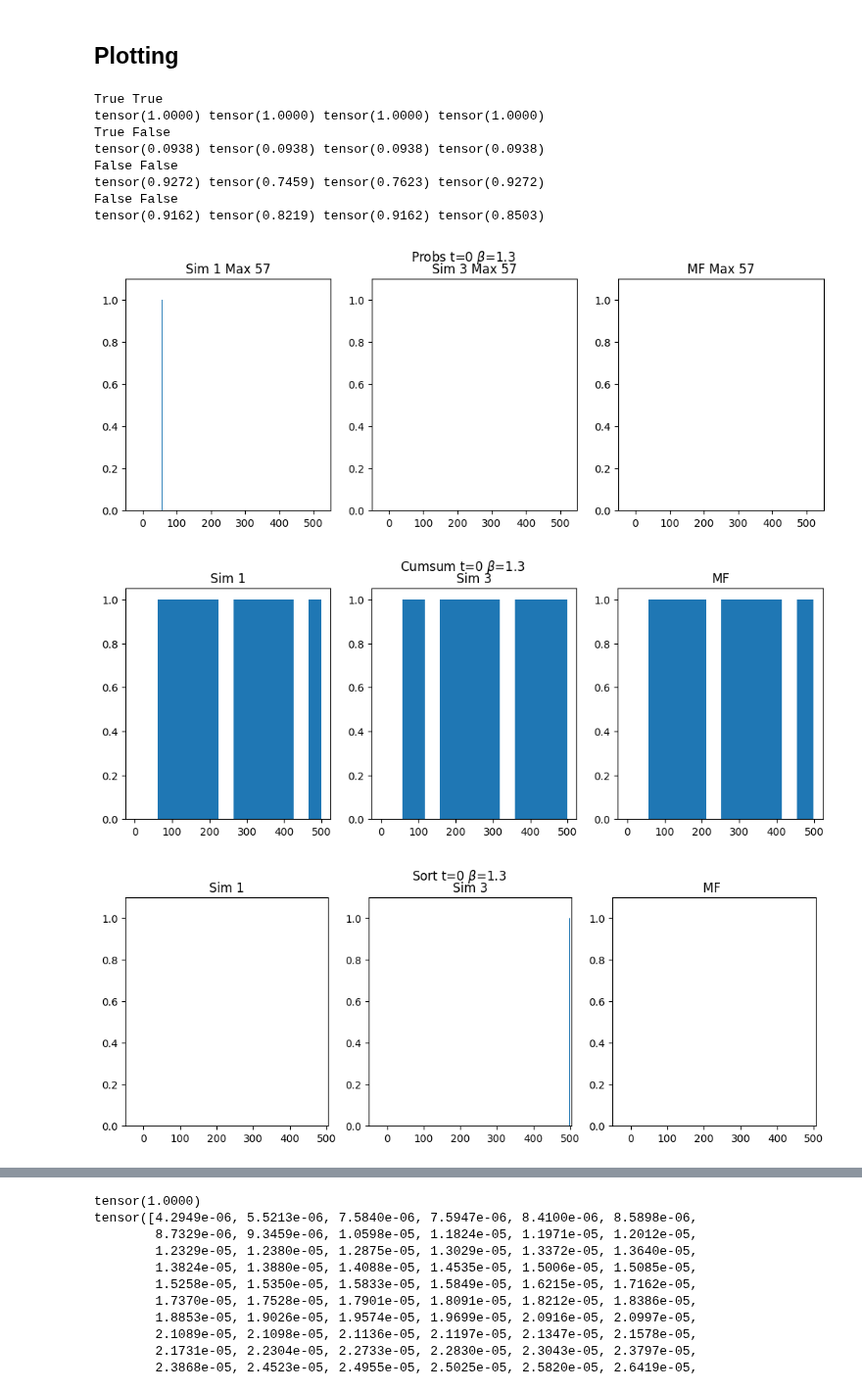
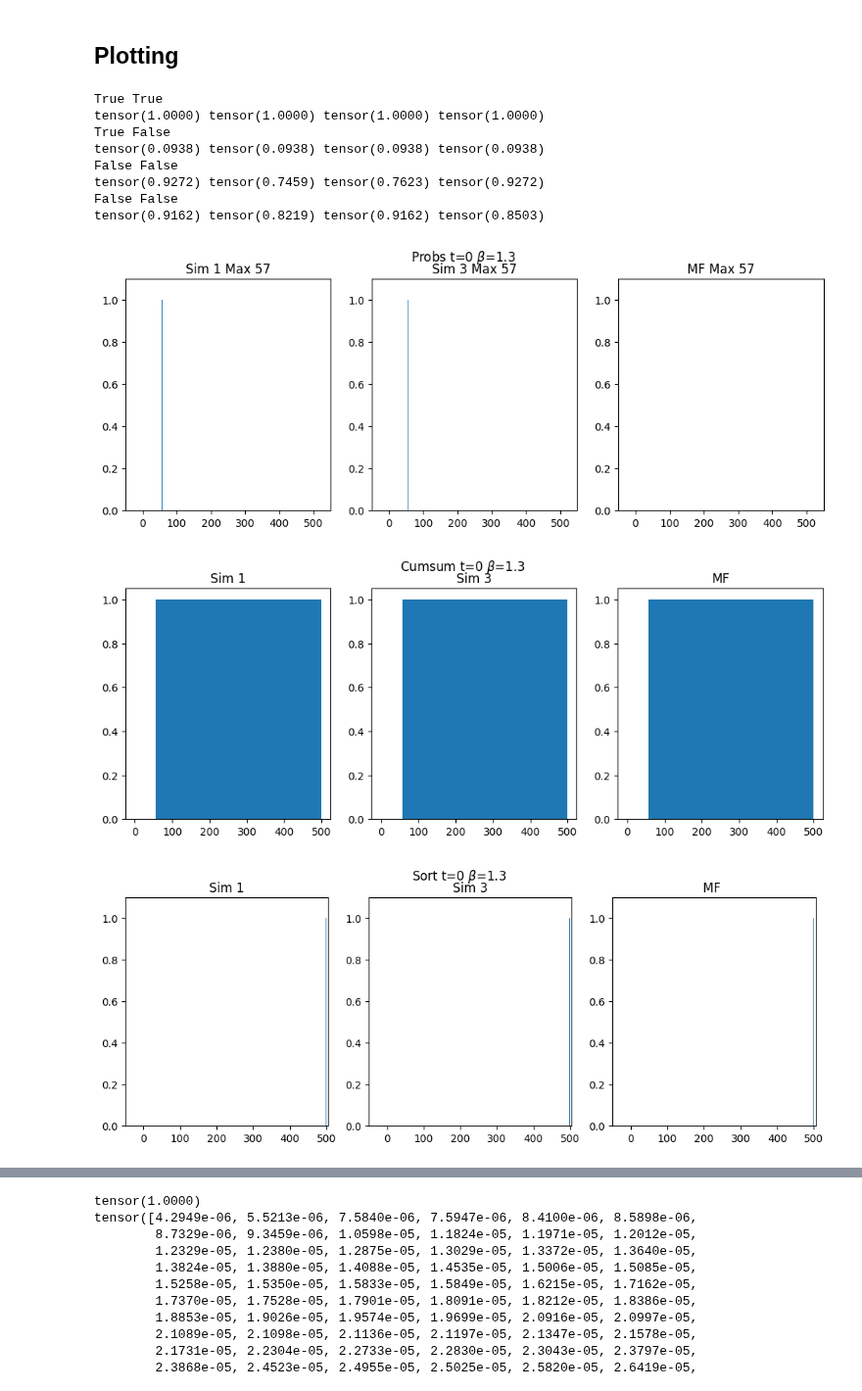
Before and after one commit to muxitox/nanoGPT, a Jupyter notebook: simple_model/simple_output_model_q.ipynb, the cells around one changed output, grey strips where cells are left out. Shown at 98% size. Drawn from its saved outputs; the diff is of its cells as text; code cells hidden in the pictures.

Commit message:
Change bar width

```diff
--- a/simple_model/simple_output_model_q.ipynb
+++ b/simple_model/simple_output_model_q.ipynb
@@ -440,56 +440,57 @@ for i in range(len(timesteps_to_examine)):
 
     hmargin = 0.1
     vmargin = 0.1
+    bw = 1.3
 
-    ax[0].bar(torch.arange(emb_size).int(), probs_sim_t[0, i, :])
+    ax[0].bar(torch.arange(emb_size).int(), probs_sim_t[0, i, :], width=bw)
     ax[0].set_title(f"Sim {n_trials_to_examine[0]} Max {torch.argmax(probs_sim_t[0, i, :])}")
     ax[0].set_ylim(0, maxprob + maxprob * vmargin)
     ax[0].set_xlim(0 - emb_size * hmargin, emb_size + emb_size * hmargin)
-    ax[1].bar(torch.arange(emb_size).int(), probs_sim_t[1, i, :])
+    ax[1].bar(torch.arange(emb_size).int(), probs_sim_t[1, i, :], width=bw)
     ax[1].set_title(f"Sim {n_trials_to_examine[1]} Max {torch.argmax(probs_sim_t[1, i, :])}")
     ax[1].set_ylim(0, maxprob + maxprob * vmargin)
     ax[1].set_xlim(0 - emb_size * hmargin, emb_size + emb_size * hmargin)
-    ax[2].bar(torch.arange(emb_size).int(), probs_mf_t[i, :])
+    ax[2].bar(torch.arange(emb_size).int(), probs_mf_t[i, :], width=bw)
     ax[2].set_title(f"MF Max {torch.argmax(probs_mf_t[i, :])}")
     ax[2].set_ylim(0, maxprob + maxprob * vmargin)
     ax[2].set_xlim(0 - emb_size * hmargin, emb_size + emb_size * hmargin)
 
     plt.suptitle(rf"Probs t={timesteps_to_examine[i]} $\beta$={beta}")
 
     fig, ax = plt.subplots(1, 3, figsize=(12, 4))
-    ax[0].bar(torch.arange(emb_size), torch.cumsum(probs_sim_t[0, i, :], dim=0))
+    ax[0].bar(torch.arange(emb_size), torch.cumsum(probs_sim_t[0, i, :], dim=0), width=bw)
     ax[0].set_title(f"Sim {n_trials_to_examine[0]}")
-    ax[1].bar(torch.arange(emb_size), torch.cumsum(probs_sim_t[1, i, :], dim=0))
+    ax[1].bar(torch.arange(emb_size), torch.cumsum(probs_sim_t[1, i, :], dim=0), width=bw)
     ax[1].set_title(f"Sim {n_trials_to_examine[1]}")
-    ax[2].bar(torch.arange(emb_size), torch.cumsum(probs_mf_t[i, :], dim=0))
+    ax[2].bar(torch.arange(emb_size), torch.cumsum(probs_mf_t[i, :], dim=0), width=bw)
     ax[2].set_title(f"MF")
     plt.suptitle(rf"Cumsum t={timesteps_to_examine[i]} $\beta$={beta}")
 
     fig, ax = plt.subplots(1, 3, figsize=(12, 4))
-    ax[0].bar(torch.arange(emb_size), torch.sort(probs_sim_t[0, i, :], dim=0).values)
+    ax[0].bar(torch.arange(emb_size), torch.sort(probs_sim_t[0, i, :], dim=0).values, width=bw)
     ax[0].set_title(f"Sim {n_trials_to_examine[0]}")
     ax[0].set_ylim(0, maxprob + maxprob * vmargin)
     ax[0].set_xlim(0 - emb_size * hmargin, emb_size + emb_size * 0.01)
-    ax[1].bar(torch.arange(emb_size), torch.sort(probs_sim_t[1, i, :], dim=0).values)
+    ax[1].bar(torch.arange(emb_size), torch.sort(probs_sim_t[1, i, :], dim=0).values, width=bw)
     ax[1].set_title(f"Sim {n_trials_to_examine[1]}")
     ax[1].set_ylim(0, maxprob + maxprob * vmargin)
     ax[1].set_xlim(0 - emb_size * hmargin, emb_size + emb_size * 0.01)
-    ax[2].bar(torch.arange(emb_size), torch.sort(probs_mf_t[i, :], dim=0).values)
+    ax[2].bar(torch.arange(emb_size), torch.sort(probs_mf_t[i, :], dim=0).values, width=bw)
     ax[2].set_title(f"MF ")
     ax[2].set_ylim(0, maxprob + maxprob * vmargin)
     ax[2].set_xlim(0 - emb_size * hmargin, emb_size + emb_size * 0.01)
 
     plt.suptitle(rf"Sort t={timesteps_to_examine[i]} $\beta$={beta}")
 # %% [output]
 True True
 tensor(1.0000) tensor(1.0000) tensor(1.0000) tensor(1.0000)
 True False
 tensor(0.0938) tensor(0.0938) tensor(0.0938) tensor(0.0938)
 False False
 tensor(0.9272) tensor(0.7459) tensor(0.7623) tensor(0.9272)
 False False
 tensor(0.9162) tensor(0.8219) tensor(0.9162) tensor(0.8503)
-[figure, old version]
+[figure, new version]
-[figure, old version]
+[figure, new version]
 [figure]
 [figure]
```
Also changed, not shown: parts of 1 cell of this notebook.
